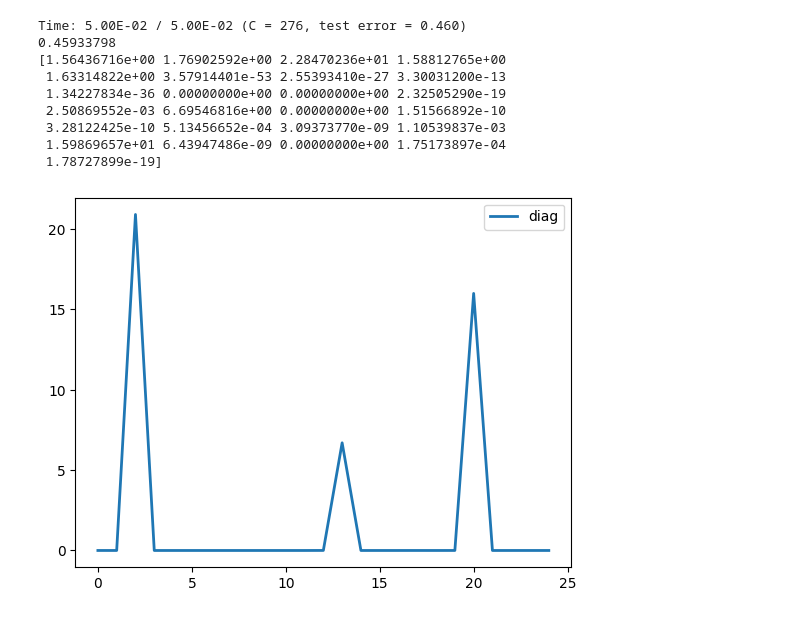
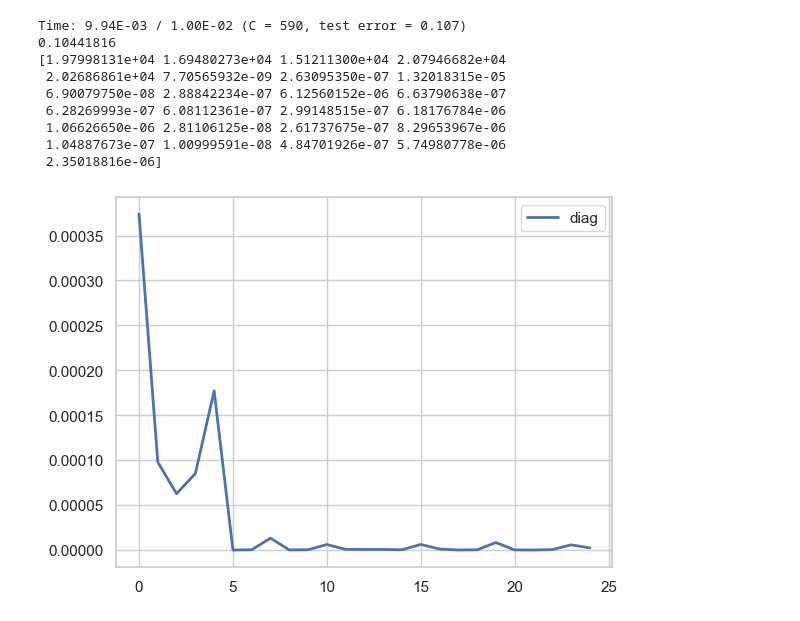
Before and after one commit to Xieyangxinyu/vie, a Jupyter notebook: tree.ipynb, the cells around one changed output. Saved outputs shown, nothing was run; the diff lists cells and outputs as text; code cells hidden in the pictures.

```diff
--- a/tree.ipynb
+++ b/tree.ipynb
@@ -152,7 +152,7 @@ def evaluate_all_lifetimes(X, y, X_test, y_test, M, lifetime_max, delta,
 
     def get_feature(X_all, Z_all, feature_indices, threshold):
         hidden_features = X_all[:, feature_indices]
-        c = 1000.0
+        c = 0.1
         right_indicator = stable_sigmoid(c * (hidden_features - threshold))
         left_indicator = 1.0 - right_indicator
         soft_indicator = jnp.ravel(jnp.array([left_indicator.flatten(),right_indicator.flatten()]),order="F").reshape(
@@ -170,7 +170,7 @@ def evaluate_all_lifetimes(X, y, X_test, y_test, M, lifetime_max, delta,
 
     def predict(x, Z_all, feature_indices, threshold, beta):
         hidden_features = x[feature_indices]
-        c = 1000.0
+        c = 0.1
         right_indicator = stable_sigmoid(c * (hidden_features - threshold))
         left_indicator = 1.0 - right_indicator
         soft_indicator = jnp.ravel(jnp.array([left_indicator,right_indicator]),order="F")
@@ -189,7 +189,7 @@ def evaluate_all_lifetimes(X, y, X_test, y_test, M, lifetime_max, delta,
 
     grads = np.array(grad_fs(X_all[N:], Z_all[N:, M:].todense(), feature_indices, threshold, w_kernel))
     # this function returns a dictionary with all values of interest stored in it
-    return grads, y_hat_test
+    return grads, y_hat_test, feature_indices
 # %%
 def simulate_y(x):
     y = x[:, 0]**3 + x[:, 1]**3 + x[:, 2]**3 + x[:, 3]**3 + x[:, 4]**3
@@ -197,40 +197,45 @@ def simulate_y(x):
 # %%
 import matplotlib.pyplot as plt
 def draw(dim_in, psi_est):
     x = np.linspace(0, dim_in-1, dim_in)
 
     fig, ax = plt.subplots()
 
     ax.plot(x, psi_est, linewidth=2.0, label = "diag")
 
     plt.legend()
     plt.show()
 
 dim_in = 25
 x = np.random.rand(100,dim_in)*2 - 1
 x_test = np.random.rand(100,dim_in)*2 - 1
 y = simulate_y(x)
 y_test = simulate_y(x_test)
-M = 20                      # number of Mondrian trees to use
-lifetime_max = 0.05          # terminal lifetime
-delta = 0.1
 
-grads, y_hat_test = evaluate_all_lifetimes(x, y, x_test, y_test, M, lifetime_max, delta)
+
+x[:, :5] = x[:, :5]*10
+x_test[:, :5] = x_test[:, :5]*10
+
+M = 100                      # number of Mondrian trees to use
+lifetime_max = 0.01          # terminal lifetime
+delta = 0.01
+
+grads, y_hat_test, feature_indices = evaluate_all_lifetimes(x, y, x_test, y_test, M, lifetime_max, delta)
 
 grads_true = 3*(x_test**2)
 grads_true[:, 5:] = 0
 
 print(np.mean((grads_true - grads)**2, axis = 0))
 
 draw(dim_in, np.mean(grads**2, axis = 0))
 # %% [output]
-Time: 5.00E-02 / 5.00E-02 (C = 276, test error = 0.460)
-0.45933798
-[1.56436716e+00 1.76902592e+00 2.28470236e+01 1.58812765e+00
- 1.63314822e+00 3.57914401e-53 2.55393410e-27 3.30031200e-13
- 1.34227834e-36 0.00000000e+00 0.00000000e+00 2.32505290e-19
- 2.50869552e-03 6.69546816e+00 0.00000000e+00 1.51566892e-10
- 3.28122425e-10 5.13456652e-04 3.09373770e-09 1.10539837e-03
- 1.59869657e+01 6.43947486e-09 0.00000000e+00 1.75173897e-04
- 1.78727899e-19]
+Time: 9.94E-03 / 1.00E-02 (C = 590, test error = 0.107)
+0.10441816
+[1.97998131e+04 1.69480273e+04 1.51211300e+04 2.07946682e+04
+ 2.02686861e+04 7.70565932e-09 2.63095350e-07 1.32018315e-05
+ 6.90079750e-08 2.88842234e-07 6.12560152e-06 6.63790638e-07
+ 6.28269993e-07 6.08112361e-07 2.99148515e-07 6.18176784e-06
+ 1.06626650e-06 2.81106125e-08 2.61737675e-07 8.29653967e-06
+ 1.04887673e-07 1.00999591e-08 4.84701926e-07 5.74980778e-06
+ 2.35018816e-06]
-[figure, old version]
+[figure, new version]
```
Also changed, not shown: parts of 6 cells of this notebook, 1 other file.
